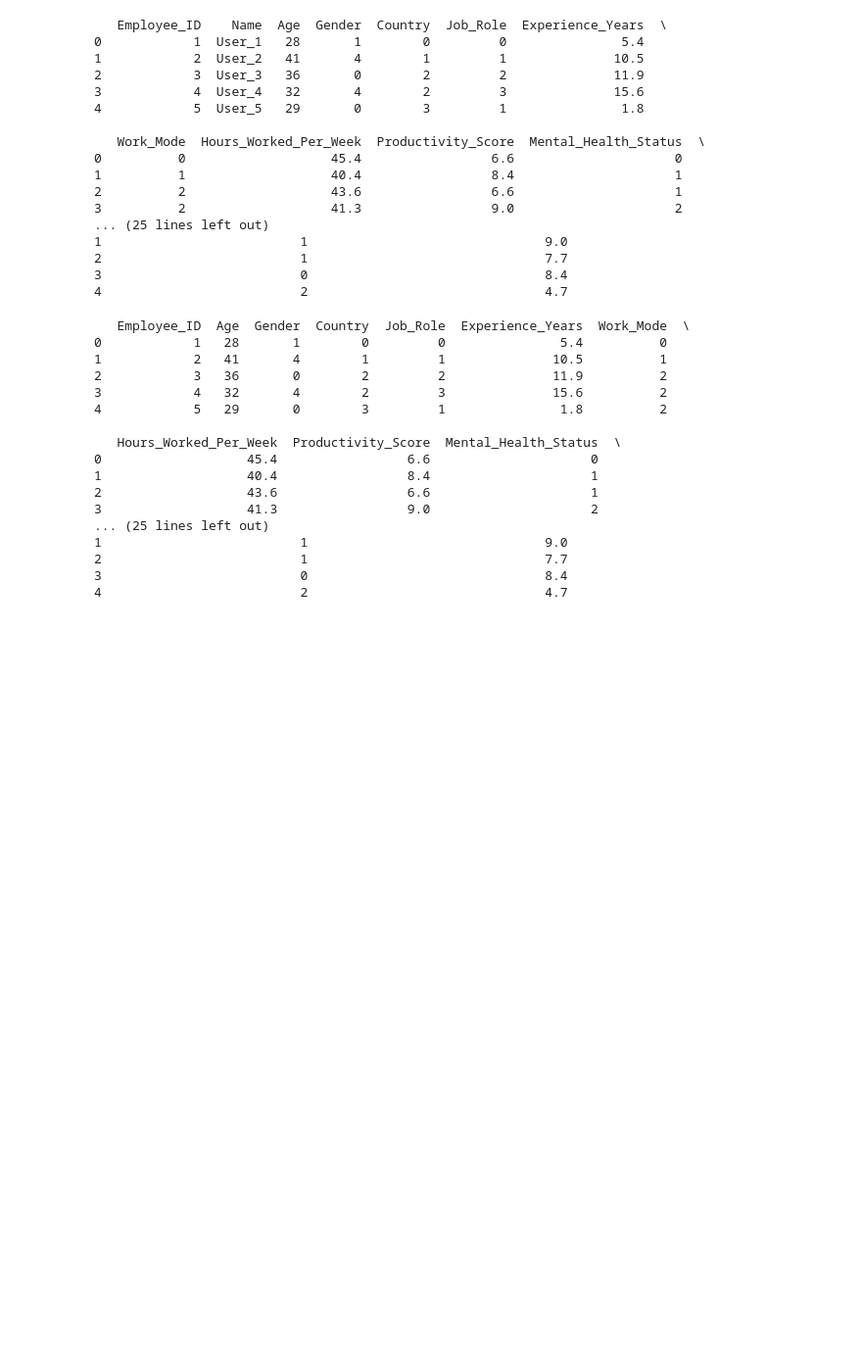
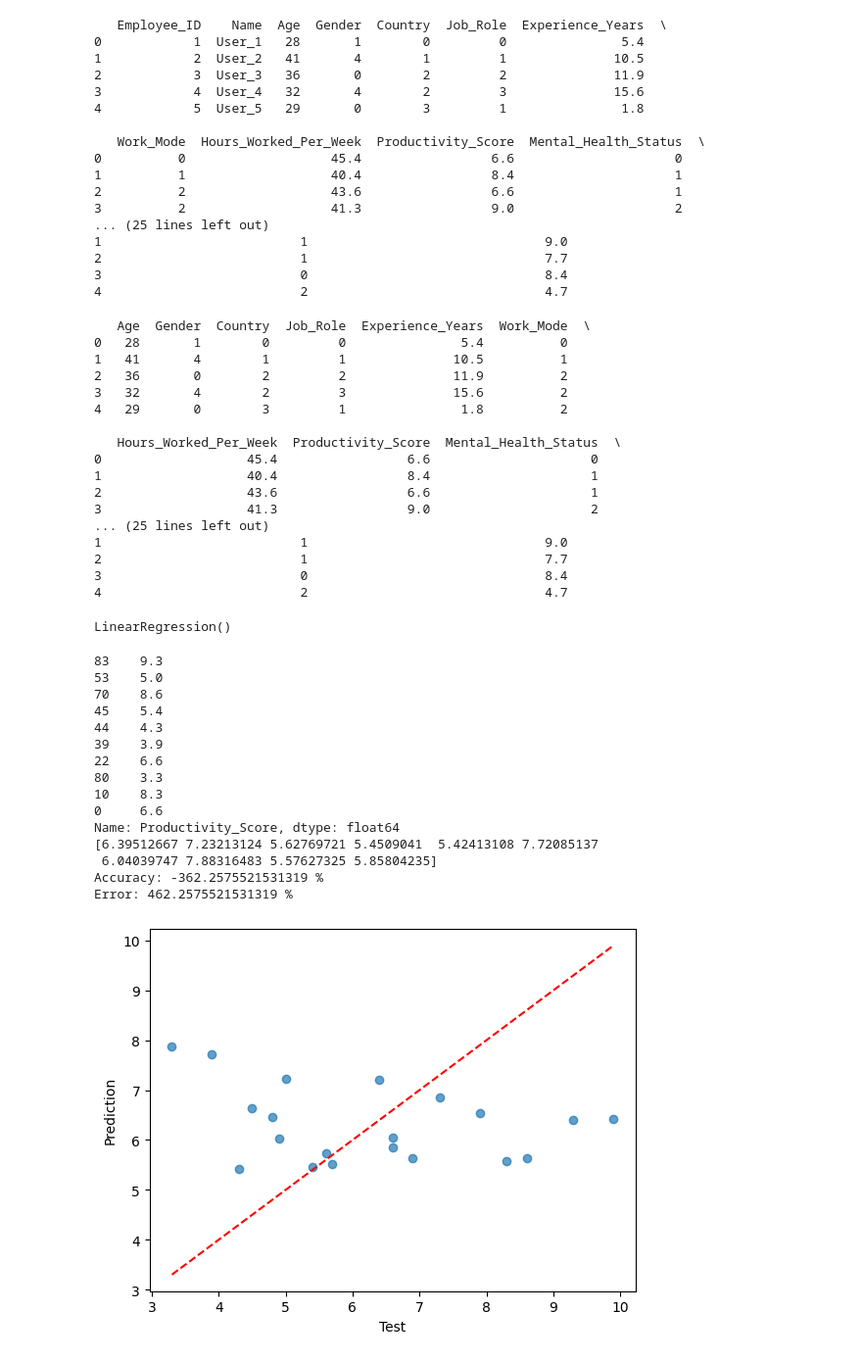
Before and after one commit to zzakeli/Machine-Learning-Playground, a Jupyter notebook: Basics/Linear_Regression/WithRegularization.ipynb, the cells around one changed output. Shown at 98% size. Saved outputs shown, nothing was run; the diff lists cells and outputs as text; code cells hidden in the pictures; blank space fills up the shorter version.

```diff
--- a/Basics/Linear_Regression/WithRegularization.ipynb
+++ b/Basics/Linear_Regression/WithRegularization.ipynb
@@ -143,15 +144,15 @@ print(df.head())
 3                          0                               8.4
 4                          2                               4.7
 # %%
-df = df.drop('Name',axis=1)
+df = df.drop(['Name', 'Employee_ID'],axis=1)
 print(df.head())
 # %% [output]
-   Employee_ID  Age  Gender  Country  Job_Role  Experience_Years  Work_Mode  \
-0            1   28       1        0         0               5.4          0
-1            2   41       4        1         1              10.5          1
-2            3   36       0        2         2              11.9          2
-3            4   32       4        2         3              15.6          2
-4            5   29       0        3         1               1.8          2
+   Age  Gender  Country  Job_Role  Experience_Years  Work_Mode  \
+0   28       1        0         0               5.4          0
+1   41       4        1         1              10.5          1
+2   36       0        2         2              11.9          2
+3   32       4        2         3              15.6          2
+4   29       0        3         1               1.8          2
 
    Hours_Worked_Per_Week  Productivity_Score  Mental_Health_Status  \
 0                   45.4                 6.6                     0
@@ -163,3 +164,63 @@ print(df.head())
 2                          1                               7.7
 3                          0                               8.4
 4                          2                               4.7
+# %%
+X = df.drop('Productivity_Score', axis=1)
+y = df['Productivity_Score']
+
+X_train, X_test, y_train, y_test = train_test_split(X, y, random_state=42, test_size=0.2)
+
+# alphas = [0.01,0.1,1.0,10.0,100.0,1000.0]
+# scores = []
+# for alpha in alphas:
+#     ridge = Ridge(alpha=alpha)
+#     ridge.fit(X_train, y_train)
+#     scores.append(ridge.score(X_train, y_train))
+#     scores.append(ridge.score(X_test, y_test))
+# print(scores)
+# print(max(scores))
+# print(scores.index(max(scores)))
+# print((alphas[0]))
+# %%
+lr = LinearRegression()
+lr.fit(X_train, y_train)
+# %% [output]
+LinearRegression()
+# %%
+# ridge =Ridge(alpha=0.01)
+# ridge.fit(X_train, y_train)
+
+y_pred = lr.predict(X_test)
+
+print(y_test[0:10])
+print(y_pred[0:10])
+
+mse= mean_squared_error(y_test, y_pred)
+
+print('Accuracy:', 100 - (mse * 100), "%")
+print('Error:', mse * 100, "%")
+
+plt.scatter(y_test, y_pred, alpha=0.7)
+min_val = min(y_test.min(), y_pred.min())
+max_val = max(y_test.max(), y_pred.max())
+plt.plot([min_val, max_val], [min_val, max_val], 'r--', label="Ideal (y = x)")
+plt.xlabel('Test')
+plt.ylabel('Prediction')
+plt.show()
+# %% [output]
+83    9.3
+53    5.0
+70    8.6
+45    5.4
+44    4.3
+39    3.9
+22    6.6
+80    3.3
+10    8.3
+0     6.6
+Name: Productivity_Score, dtype: float64
+[6.39512667 7.23213124 5.62769721 5.4509041  5.42413108 7.72085137
+ 6.04039747 7.88316483 5.57627325 5.85804235]
+Accuracy: -362.2575521531319 %
+Error: 462.2575521531319 %
+[figure, added]
```
Also changed, not shown: parts of 1 cell of this notebook.
